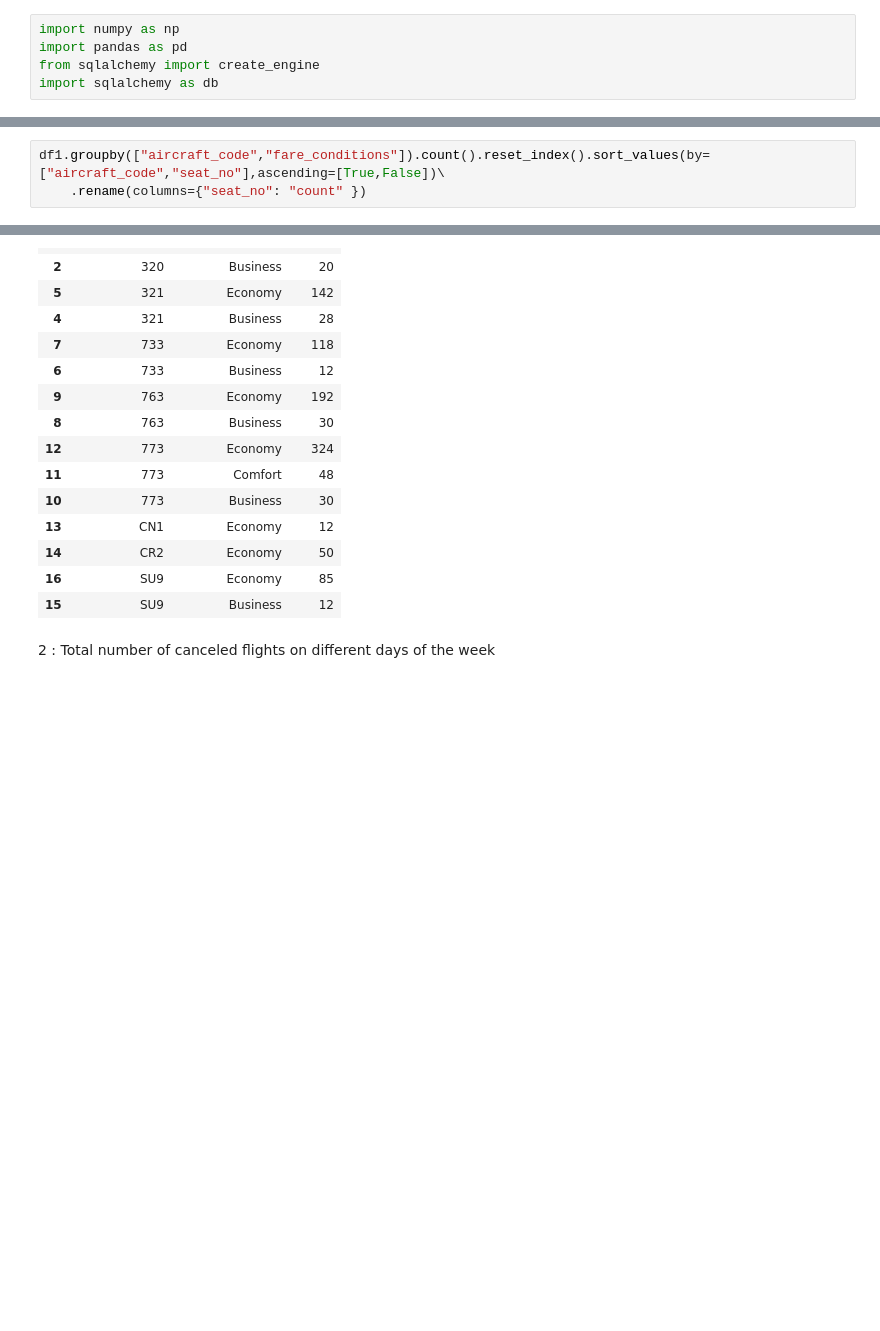
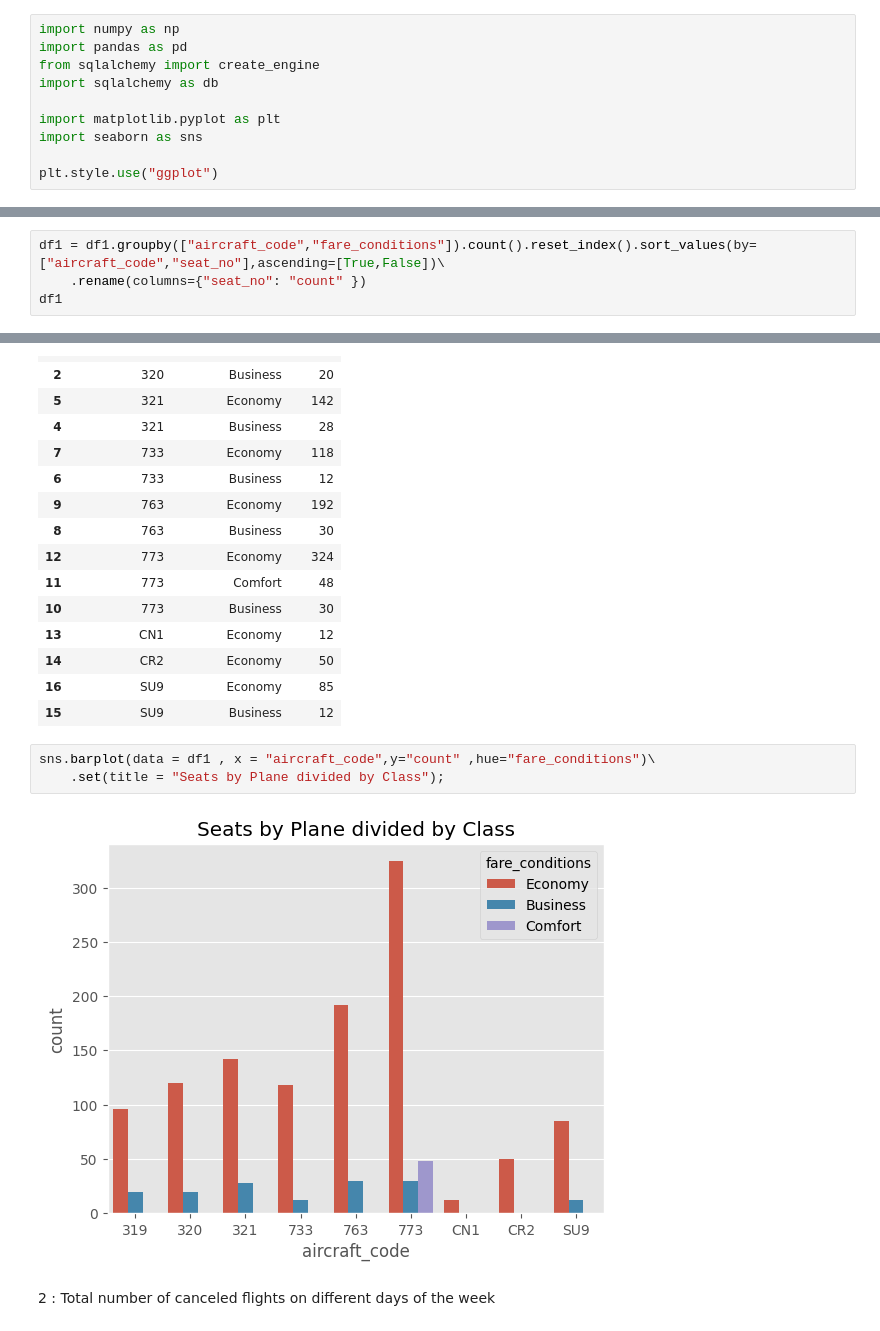
Before and after one commit to mohadesekohansal/data_analysis, a Jupyter notebook: Russian_Air/travel.ipynb, the cells around one changed output, grey strips where cells are left out. Drawn from its saved outputs; the diff is of its cells as text; blank space fills up the shorter version.

Commit message:
visualization added

```diff
--- a/Russian_Air/travel.ipynb
+++ b/Russian_Air/travel.ipynb
@@ -5,6 +5,11 @@ import numpy as np
 import pandas as pd
 from sqlalchemy import create_engine
 import sqlalchemy as db
+
+import matplotlib.pyplot as plt
+import seaborn as sns
+
+plt.style.use("ggplot")
 # %%
 user = 'postgres'
 password = '*********'
@@ -44,8 +49,9 @@ query = seats.select()
 output = conn.execute(query).fetchall()
 df1 = pd.DataFrame(output)
 # %%
-df1.groupby(["aircraft_code","fare_conditions"]).count().reset_index().sort_values(by=["aircraft_code","seat_no"],ascending=[True,False])\
+df1 = df1.groupby(["aircraft_code","fare_conditions"]).count().reset_index().sort_values(by=["aircraft_code","seat_no"],ascending=[True,False])\
     .rename(columns={"seat_no": "count" })
+df1
 # %% [output]
 |  | aircraft_code | fare_conditions | count |
 | 1 | 319 | Economy | 96 |
@@ -65,6 +71,11 @@ df1.groupby(["aircraft_code","fare_conditions"]).count().reset_index().sort_valu
 | 14 | CR2 | Economy | 50 |
 | 16 | SU9 | Economy | 85 |
 | 15 | SU9 | Business | 12 |
+# %%
+sns.barplot(data = df1 , x = "aircraft_code",y="count" ,hue="fare_conditions")\
+    .set(title = "Seats by Plane divided by Class");
+# %% [output]
+[figure, added]
 # %% [markdown]
 2 : Total number of canceled flights on different days of the week
 # %%
```
Also changed, not shown: parts of 5 cells of this notebook.
